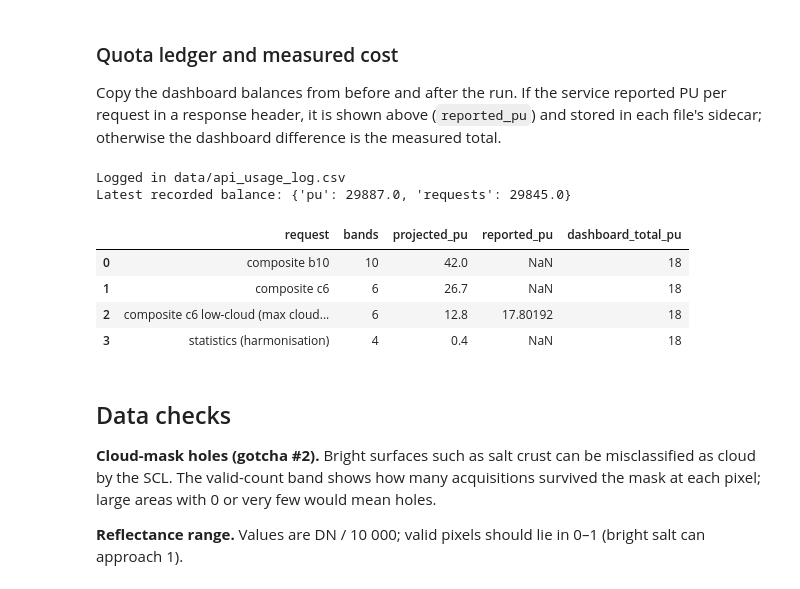
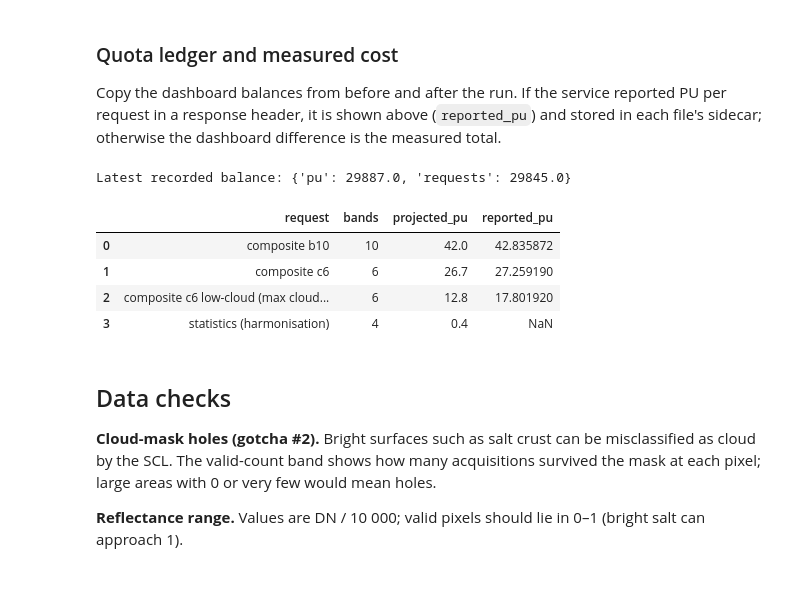
Before and after one commit to ckrvtz/cs482proj, a Jupyter notebook: notebooks/02_ingestion.ipynb, the cells around one changed output. Saved outputs shown, nothing was run; the diff lists cells and outputs as text; code cells hidden in the pictures.

Commit message:
requested re-runs of 01c and 02 notebooks

```diff
--- a/notebooks/02_ingestion.ipynb
+++ b/notebooks/02_ingestion.ipynb
@@ -164,34 +166,33 @@ API requests made in this run: 0
 
 Copy the dashboard balances from before and after the run. If the service reported PU per request in a response header, it is shown above (`reported_pu`) and stored in each file's sidecar; otherwise the dashboard difference is the measured total.
 # %%
-PU_BEFORE, PU_AFTER = 29905, 29887
-REQUESTS_BEFORE, REQUESTS_AFTER = 29846, 29845
+PU_BEFORE, PU_AFTER = 29887, 29887
+REQUESTS_BEFORE, REQUESTS_AFTER = 29845, 29845
 
 log_path = get_path(cfg, "api_usage_log")
 if n_calls:
     append_usage(log_path, make_entry(
         task_id="M1-T05", api="process+statistical", budget_category="setup_pilot",
         request_count=n_calls + 1,  # + OAuth token
         purpose=f"Pilot: {n_calls} request(s) ({', '.join(m['request'] for m in measured if m['called_api'])})",
         pu_before=PU_BEFORE, pu_after=PU_AFTER, requests_before=REQUESTS_BEFORE, requests_after=REQUESTS_AFTER,
     ))
     print("Logged in", log_path.relative_to(cfg["_root"]))
 print("Latest recorded balance:", latest_balance(read_usage_log(log_path)))
 
 cost = plan.merge(pd.DataFrame(measured)[["request", "reported_pu"]], on="request")
 if PU_BEFORE is not None and PU_AFTER is not None and n_calls:
     cost["dashboard_total_pu"] = PU_BEFORE - PU_AFTER
 if any(p is not None for p in composites.values()):
     cost.to_csv(RESULTS / "m1_pilot_cost.csv", index=False)
 cost
 # %% [output]
-Logged in data/api_usage_log.csv
 Latest recorded balance: {'pu': 29887.0, 'requests': 29845.0}
-|  | request | bands | projected_pu | reported_pu | dashboard_total_pu |
-| 0 | composite b10 | 10 | 42.0 | NaN | 18 |
-| 1 | composite c6 | 6 | 26.7 | NaN | 18 |
-| 2 | composite c6 low-cloud (max cloud... | 6 | 12.8 | 17.80192 | 18 |
-| 3 | statistics (harmonisation) | 4 | 0.4 | NaN | 18 |
+|  | request | bands | projected_pu | reported_pu |
+| 0 | composite b10 | 10 | 42.0 | 42.835872 |
+| 1 | composite c6 | 6 | 26.7 | 27.259190 |
+| 2 | composite c6 low-cloud (max cloud... | 6 | 12.8 | 17.801920 |
+| 3 | statistics (harmonisation) | 4 | 0.4 | NaN |
 # %% [markdown]
 ## Data checks
 
```
Also changed, not shown: parts of 4 cells of this notebook, 6 other files.
